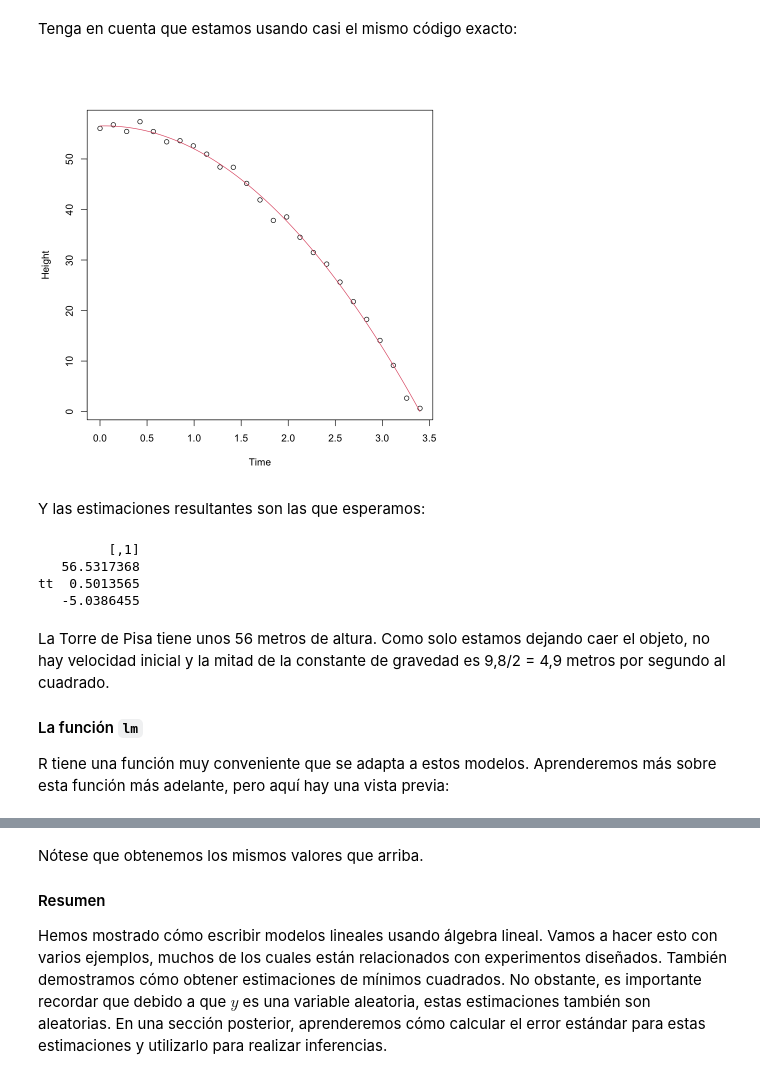
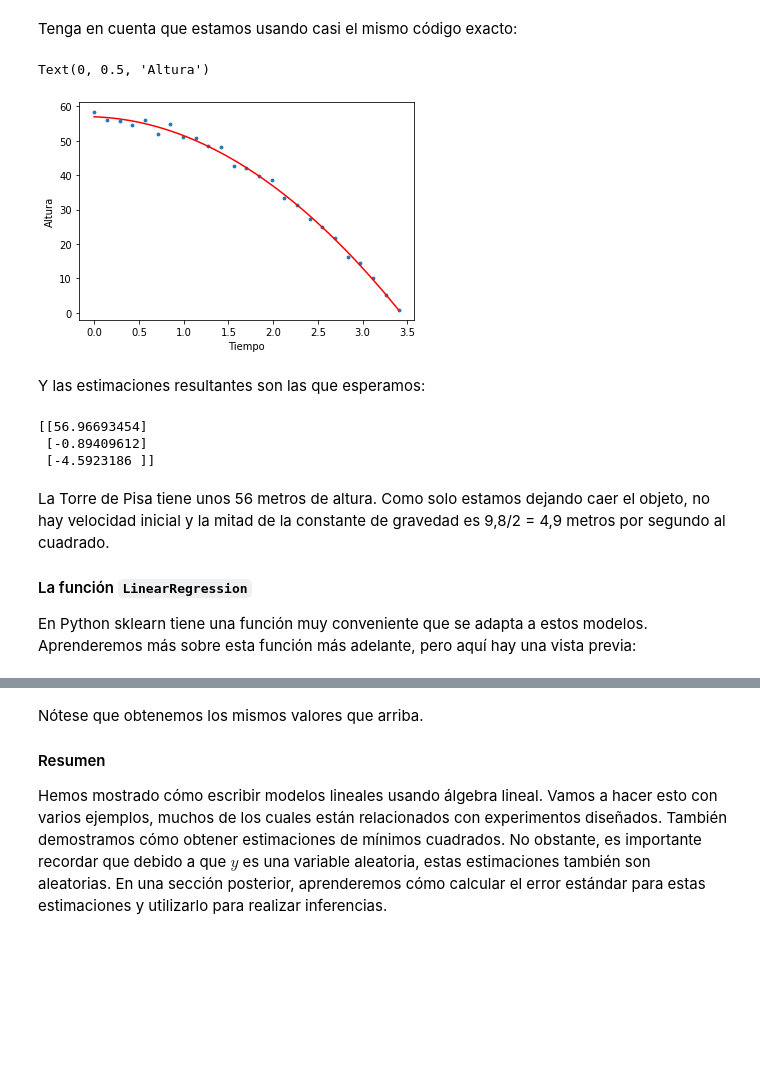
Before and after one commit to jabernalv/labs, a Jupyter notebook: matrixalg/matrix_algebra_examples_Python.ipynb, the cells around one changed output, grey strips where cells are left out. Saved outputs shown, nothing was run; the diff lists cells and outputs as text; code cells hidden in the pictures; blank space fills up the shorter version.

```diff
--- a/matrixalg/matrix_algebra_examples_Python.ipynb
+++ b/matrixalg/matrix_algebra_examples_Python.ipynb
@@ -223,36 +236,41 @@ lines(newx,fitted,col=2)
 # %% [markdown]
 Este $\hat{\boldsymbol{\beta}}=(\mathbf{X}^\top \mathbf{X})^{-1} \mathbf{X}^\top \mathbf{Y}$ es uno de los resultados más utilizados en el análisis de datos. Una de las ventajas de este enfoque es que podemos usarlo en muchas situaciones diferentes. Por ejemplo, en nuestro problema de objetos que caen:
 # %%
-set.seed(1)
-g <- 9.8 #meters per second
-n <- 25
-tt <- seq(0,3.4,len=n) #time in secs, t is a base function
-d <- 56.67  - 0.5*g*tt^2 + rnorm(n,sd=1)
+np.random.seed(1)
+g = 9.8 # metros por segundo
+n = 25
+tt = np.linspace(0,3.4,num=n)[..., None] #time in secs, t is a base function
+rands = np.random.normal(0,1, n)[..., None]
+d = 56.67 - 0.5 * g * tt * tt + rands
 # %% [markdown]
 Tenga en cuenta que estamos usando casi el mismo código exacto:
 # %%
-X <- cbind(1,tt,tt^2)
-y <- d
-betahat <- solve(crossprod(X))%*%crossprod(X,y)
-newtt <- seq(min(tt),max(tt),len=100)
-X <- cbind(1,newtt,newtt^2)
-fitted <- X%*%betahat
-plot(tt,y,xlab="Time",ylab="Height")
-lines(newtt,fitted,col=2)
+unos = np.array(np.repeat(1, n))[..., None]
+X = np.concatenate((unos, tt, tt * tt), axis=1)
+y = d
+betahat = np.linalg.solve(X.T.dot(X), X.T.dot(y))
+newtt = np.linspace(min(tt),max(tt),num=100)
+unos = np.array(np.repeat(1, 100))[..., None]
+X = np.concatenate((unos,newtt,newtt * newtt), axis=1)
+fitted = X.dot(betahat)
+plt.plot(newtt, fitted, 'r')
+plt.scatter(tt, y, s = 8)
+plt.xlabel('Tiempo')
+plt.ylabel('Altura')
 # %% [output]
+Text(0, 0.5, 'Altura')
-[figure, old version]
+[figure, new version]
 # %% [markdown]
 Y las estimaciones resultantes son las que esperamos:
 # %%
 print(betahat)
 # %% [output]
-         [,1]
-   56.5317368
-tt  0.5013565
-   -5.0386455
+[[56.96693454]
+ [-0.89409612]
+ [-4.5923186 ]]
 # %% [markdown]
 La Torre de Pisa tiene unos 56 metros de altura. Como solo estamos dejando caer el objeto, no hay velocidad inicial y la mitad de la constante de gravedad es 9,8/2 = 4,9 metros por segundo al cuadrado.
 
-#### La función `lm`
-R tiene una función muy conveniente que se adapta a estos modelos. Aprenderemos más sobre esta función más adelante, pero aquí hay una vista previa:
+#### La función `LinearRegression`
+En Python sklearn tiene una función muy conveniente que se adapta a estos modelos. Aprenderemos más sobre esta función más adelante, pero aquí hay una vista previa:
 # %%
```
Also changed, not shown: parts of 6 cells of this notebook, 1 other file.
